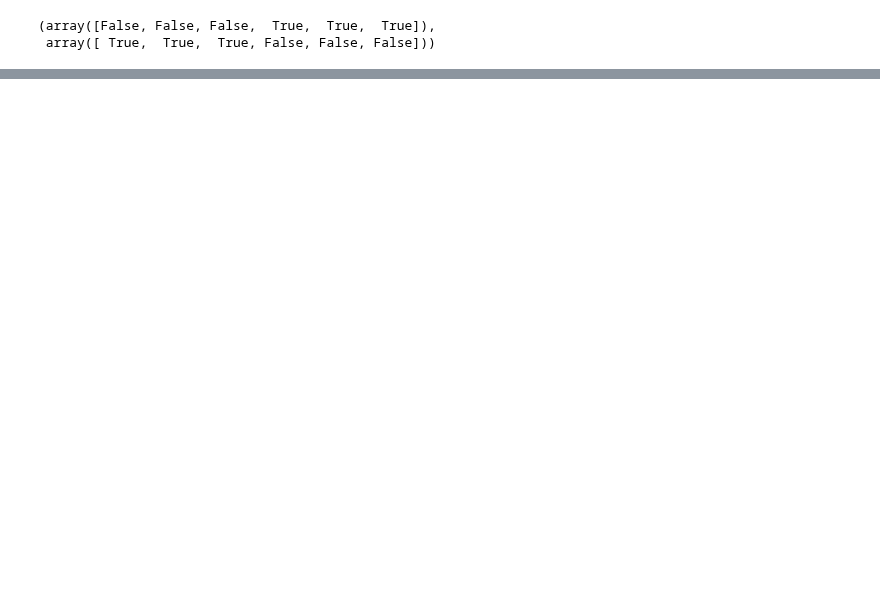
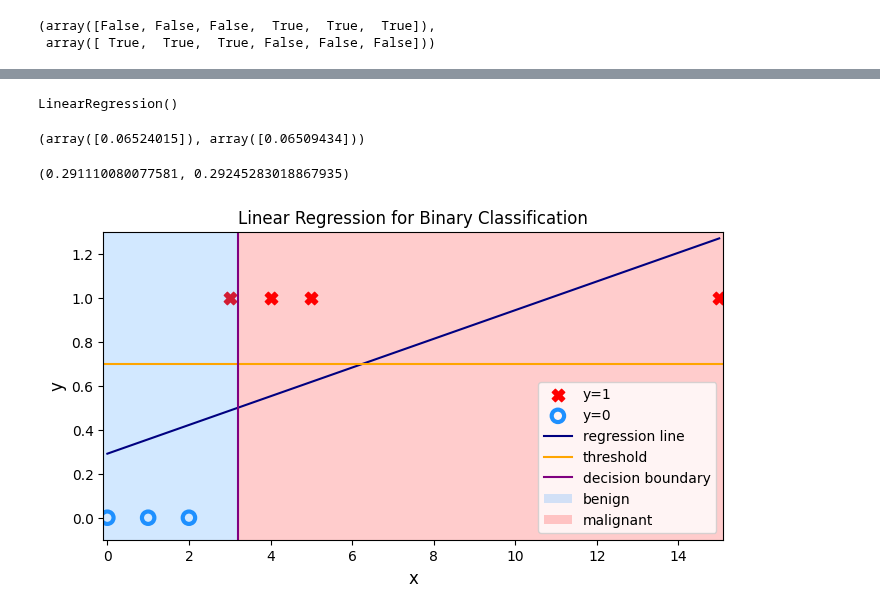
Before and after one commit to PaulToronto/Stanford-Andrew-Ng-Machine-Learning-Specialization, a Jupyter notebook: 1_3_1_1_Lab_Classification.ipynb, the cells around one changed output, grey strips where cells are left out. Saved outputs shown, nothing was run; the diff lists cells and outputs as text; code cells hidden in the pictures; blank space fills up the shorter version.

```diff
--- a/1_3_1_1_Lab_Classification.ipynb
+++ b/1_3_1_1_Lab_Classification.ipynb
@@ -454,0 +340,4 @@ The example above demonstrates that the linear model is insufficient to model ca
+# %%
+x_train1_new = data1_new.drop('y', axis=1).values
+y_train1_new = data1_new['y'].values
+x_train1_new, y_train1_new
@@ -454,0 +353,4 @@ The example above demonstrates that the linear model is insufficient to model ca
+# %%
+pos1_new = (y_train1_new == 1)
+neg1_new = (y_train1_new == 0)
+pos1_new, neg1_new
@@ -454,0 +360,5 @@ The example above demonstrates that the linear model is insufficient to model ca
+# %%
+w_out1_new, b_out1_new, hist1_new = run_gradient_descent(x_train1_new,
+                                                         y_train1_new,
+                                                         alpha=1e-3,
+                                                         iterations=10000)
@@ -454,0 +376,56 @@ The example above demonstrates that the linear model is insufficient to model ca
+# %%
+model1_new = LinearRegression()
+model1_new.fit(x_train1_new, y_train1_new)
+# %% [output]
+LinearRegression()
+# %%
+w_out1_new, model1_new.coef_ # close
+# %% [output]
+(array([0.06524015]), array([0.06509434]))
+# %%
+b_out1_new, model1_new.intercept_ # close
+# %% [output]
+(0.291110080077581, 0.29245283018867935)
+# %%
+# plot data points
+xmin = -0.1
+xmax = 15.1
+ymin = -0.1
+ymax = 1.3
+
+plt.figure(figsize=(8, 4))
+plt.scatter(x_train1_new[pos1_new], y_train1_new[pos1_new],
+              marker='X', s=80, c='red', label='y=1')
+plt.scatter(x_train1_new[neg1_new], y_train1_new[neg1_new],
+            marker='o', s=80, label='y=0', facecolors='none',
+            edgecolor='dodgerblue', lw=3)
+
+# plot regression line
+regression_line = x_train1_new @ w_out1_new + b_out1_new
+plt.plot(x_train1_new, regression_line, c='navy', label='regression line')
+
+# plot threshold
+plt.axhline(0.7, c='orange', label='threshold')
+
+# decision boundary
+decision_boundary = (0.5 - b_out1_new) / w_out1_new[0]
+plt.axvline(decision_boundary, c='purple', label='decision boundary')
+plt.fill_betweenx((ymin, ymax),
+                  xmin, decision_boundary,
+                  facecolor='dodgerblue',
+                  alpha=0.2, label='benign')
+plt.fill_betweenx((ymin, ymax),
+                  decision_boundary, xmax,
+                  facecolor='red',
+                  alpha=0.2, label='malignant')
+
+plt.xlim(xmin, xmax)
+plt.ylim(ymin, ymax)
+plt.xlabel('x', fontsize=12)
+plt.ylabel('y', fontsize=12)
+plt.title('Linear Regression for Binary Classification')
+plt.legend(loc='lower right')
+
+plt.show()
+# %% [output]
+[figure, added]
```
Also changed, not shown: parts of 45 cells of this notebook.
